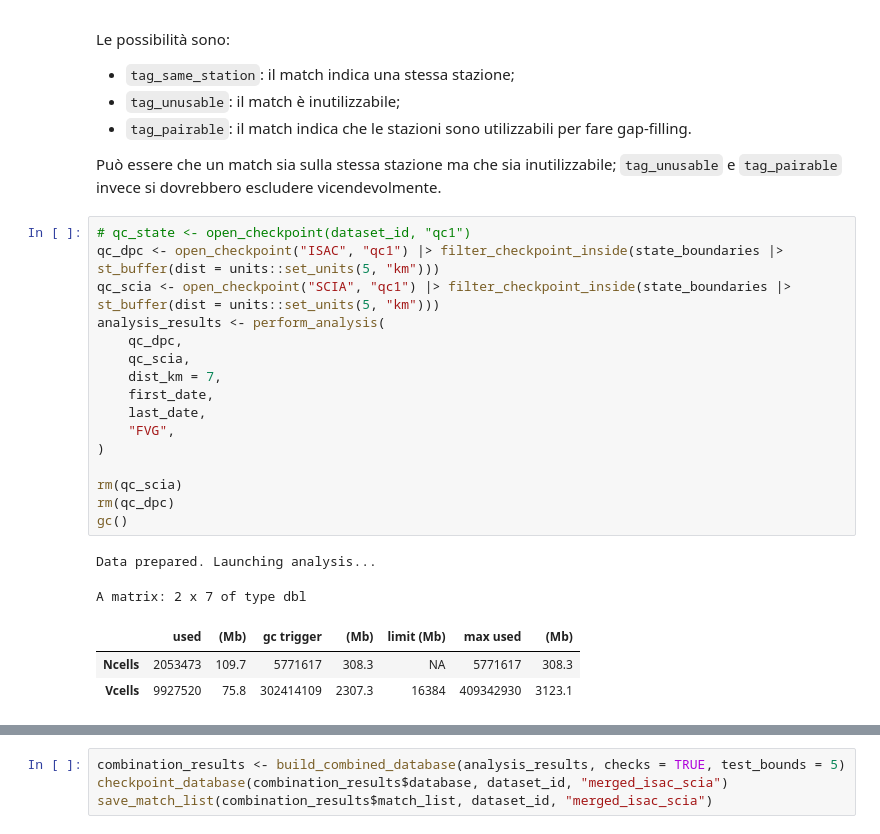
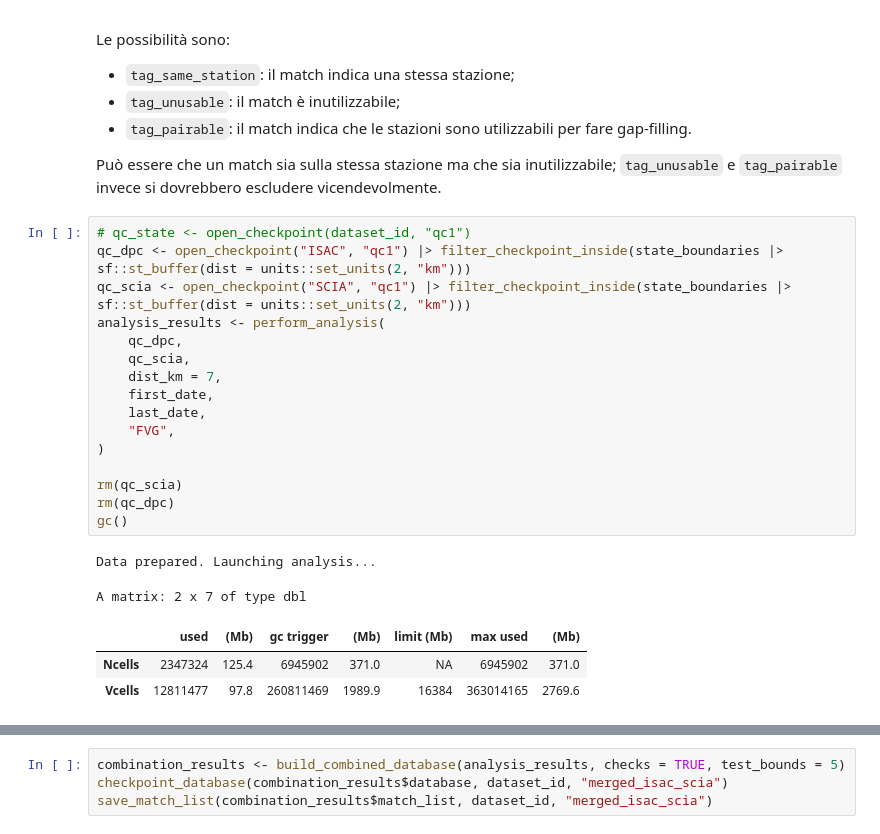
Before and after one commit to dnstudent/TesiMag, a Jupyter notebook: notebooks/integrazioni_regionali/FVG/FVG.ipynb, the cells around one changed output, grey strips where cells are left out. Saved outputs shown, nothing was run; the diff lists cells and outputs as text.

```diff
--- a/notebooks/integrazioni_regionali/FVG/FVG.ipynb
+++ b/notebooks/integrazioni_regionali/FVG/FVG.ipynb
@@ -118,26 +120,26 @@ Le possibilità sono:
 Può essere che un match sia sulla stessa stazione ma che sia inutilizzabile; `tag_unusable` e `tag_pairable` invece si dovrebbero escludere vicendevolmente.
 # %%
 # qc_state <- open_checkpoint(dataset_id, "qc1")
-qc_dpc <- open_checkpoint("ISAC", "qc1") |> filter_checkpoint_inside(state_boundaries |> st_buffer(dist = units::set_units(5, "km")))
-qc_scia <- open_checkpoint("SCIA", "qc1") |> filter_checkpoint_inside(state_boundaries |> st_buffer(dist = units::set_units(5, "km")))
+qc_dpc <- open_checkpoint("ISAC", "qc1") |> filter_checkpoint_inside(state_boundaries |> sf::st_buffer(dist = units::set_units(2, "km")))
+qc_scia <- open_checkpoint("SCIA", "qc1") |> filter_checkpoint_inside(state_boundaries |> sf::st_buffer(dist = units::set_units(2, "km")))
 analysis_results <- perform_analysis(
     qc_dpc,
     qc_scia,
     dist_km = 7,
     first_date,
     last_date,
     "FVG",
 )
 
 rm(qc_scia)
 rm(qc_dpc)
 gc()
 # %% [output]
 Data prepared. Launching analysis...
 A matrix: 2 x 7 of type dbl
 |  | used | (Mb) | gc trigger | (Mb) | limit (Mb) | max used | (Mb) |
-| Ncells | 2053473 | 109.7 | 5771617 | 308.3 | NA | 5771617 | 308.3 |
-| Vcells | 9927520 | 75.8 | 302414109 | 2307.3 | 16384 | 409342930 | 3123.1 |
+| Ncells | 2347324 | 125.4 | 6945902 | 371.0 | NA | 6945902 | 371.0 |
+| Vcells | 12811477 | 97.8 | 260811469 | 1989.9 | 16384 | 363014165 | 2769.6 |
 # %%
 analysis_results <- tag_analysis(analysis_results, list("same_station" = tag_same_station, "unusable" = tag_unusable))
 analysis_results$analysis |>
```
Also changed, not shown: parts of 14 cells of this notebook, 3 other files.
